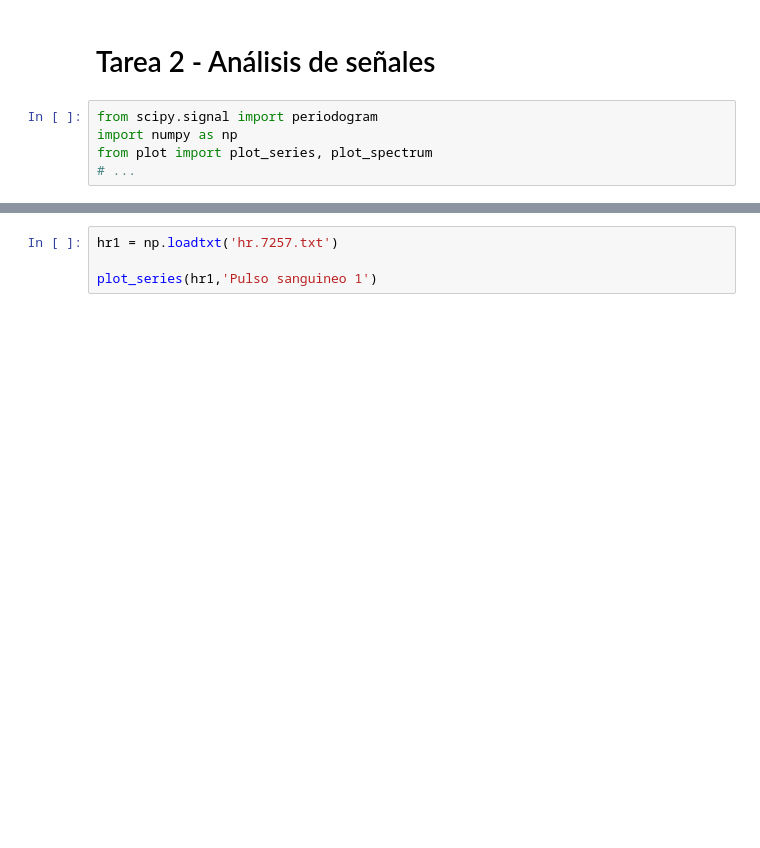
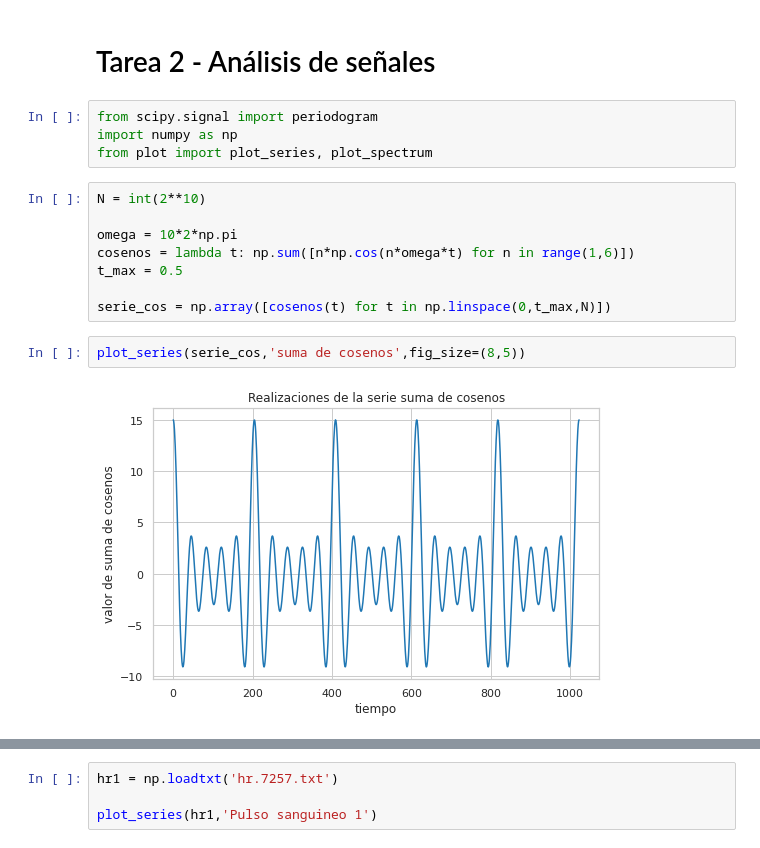
Before and after one commit to camilocarvajalreyes/tareas-MDS7204, a Jupyter notebook: unidad_1/tarea_2/periodograma.ipynb, the cells around one changed output, grey strips where cells are left out. Cells and saved outputs as stored; diff of their text form; blank space fills up the shorter version.

```diff
--- a/unidad_1/tarea_2/periodograma.ipynb
+++ b/unidad_1/tarea_2/periodograma.ipynb
@@ -4,4 +4,15 @@
 from scipy.signal import periodogram
 import numpy as np
 from plot import plot_series, plot_spectrum
-# ...
+# %%
+N = int(2**10)
+
+omega = 10*2*np.pi
+cosenos = lambda t: np.sum([n*np.cos(n*omega*t) for n in range(1,6)])
+t_max = 0.5
+
+serie_cos = np.array([cosenos(t) for t in np.linspace(0,t_max,N)])
+# %%
+plot_series(serie_cos,'suma de cosenos',fig_size=(8,5))
+# %% [output]
+[figure, added]
```
Also changed, not shown: parts of 3 cells of this notebook, 1 other file.
